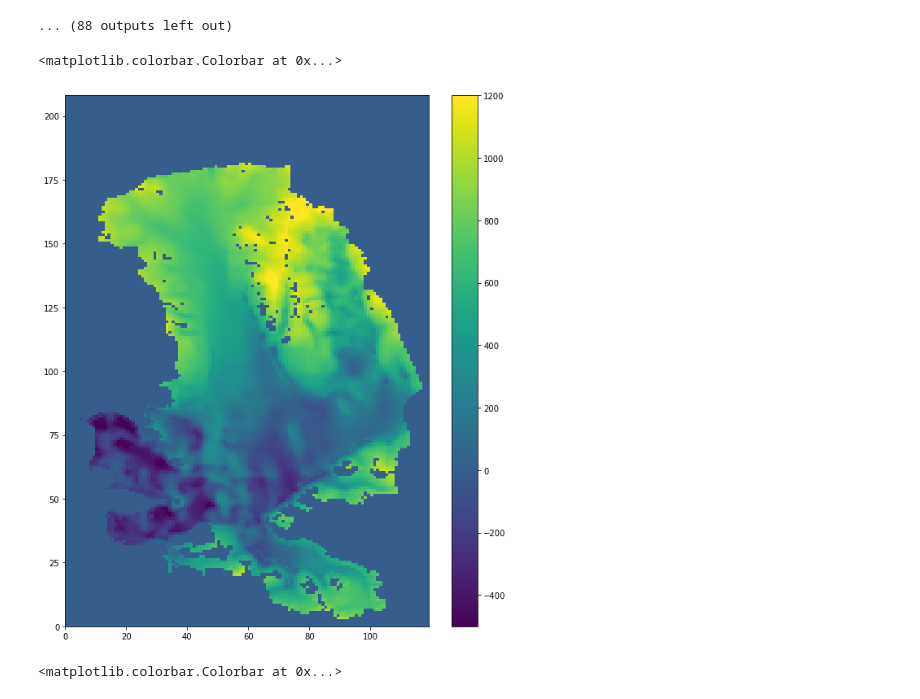
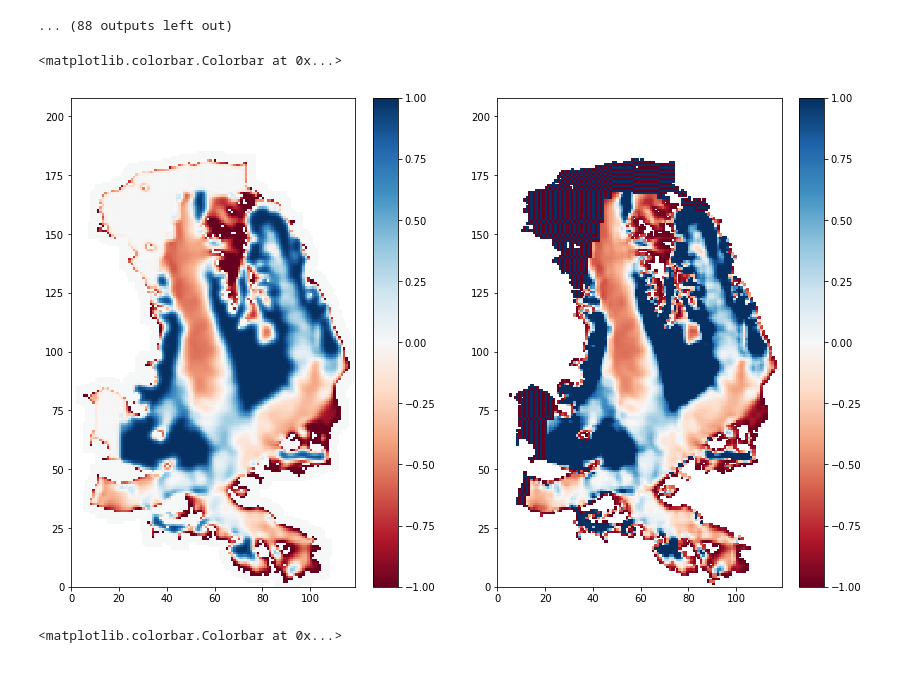
Before and after one commit to hahohe1892/thick_inv, a Jupyter notebook: auto_analysis.ipynb, the cells around one changed output. Cells and saved outputs as stored; diff of their text form; code cells hidden in the pictures.

```diff
--- a/auto_analysis.ipynb
+++ b/auto_analysis.ipynb
@@ -2383,10 +295,9 @@ plt.pcolor(md.it_fields.ocean_mask+md.it_fields.mask)
 data = input_data()
 data.build_input()
 md = model(data)
-md.it_parameters.pmax=999
-md.it_fields.vel_mes = data.vel_Adrian
+md.it_parameters.pmax=800
+md.it_fields.vel_mes = data.vel_Jack*365*3.2
 md.it_parameters.p_friction = 500
-md.it_parameters.tauc_scale = 0.5
 md.iterate(data)
 # %% [output]
 0
@@ -2403,14 +314,16 @@ md.iterate(data)
 11
 ... (88 outputs left out)
 # %%
-fig,ax = plt.subplots(figsize = (10,12))
+fig,ax = plt.subplots(1,2, figsize = (14,9))
 #field = ax.pcolor(shift(test.it_fields.B_rec, test.it_products.u_mod, test.it_products.v_mod, 5)*test.it_fields.ocean_mask)#, cmap = 'RdBu', vmin = -.1, vmax = .1)
-field = ax.pcolor(md.series.B_rec_all[-1]*md.it_fields.mask, vmin = -500, vmax = 1200)#, cmap='RdBu')
-#field = ax.pcolor(md.it_products.u_mod, vmax =10, vmin = -10)
-fig.colorbar(field, ax = ax)
+#field = ax.pcolor(md.series.B_rec_all[-1]*md.it_fields.mask, vmin = -500, vmax = 1200)#, cmap='RdBu')
+field = ax[0].pcolor(gauss_filter(md.it_products.vel_mismatch,1, 3)*md.it_fields.mask, vmax =-1, vmin = 1, cmap='RdBu')
+field1 = ax[1].pcolor(md.it_products.vel_mismatch, vmax =-1, vmin = 1, cmap='RdBu')
+fig.colorbar(field, ax = ax[0])
+fig.colorbar(field1, ax = ax[1])
 # %% [output]
 <matplotlib.colorbar.Colorbar at 0x...>
-[figure, old version]
+[figure, new version]
 # %%
 def save_and_commit(notebook_path, branch_name, nc_file, commit_message):
 
```
Also changed, not shown: parts of 23 cells of this notebook, 2 other files.
